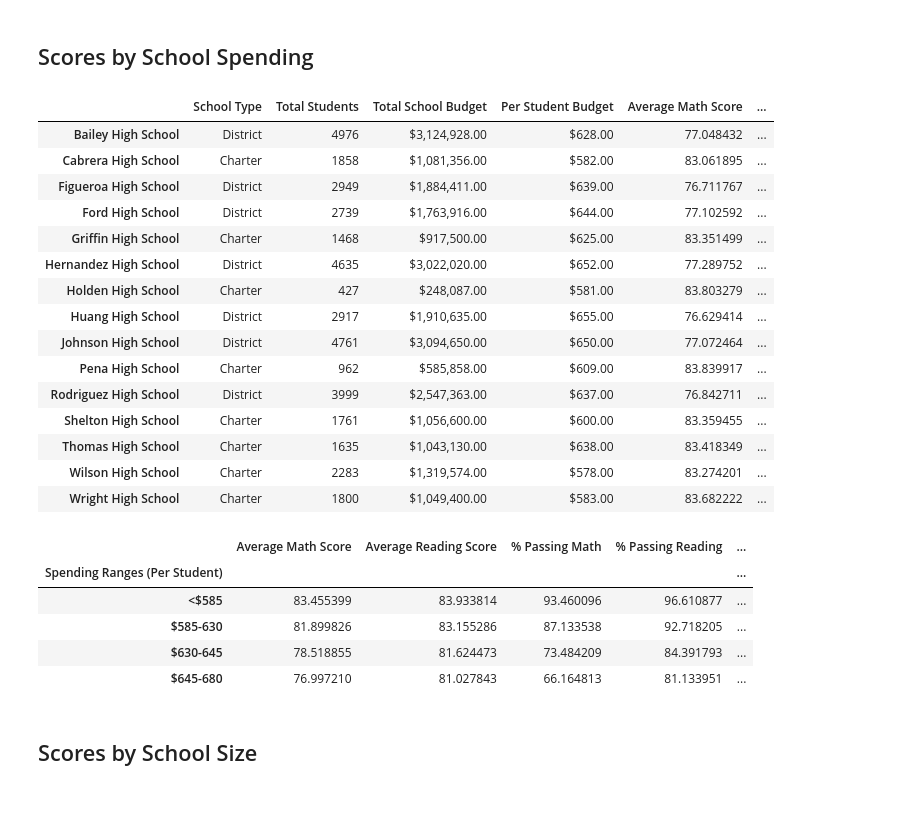
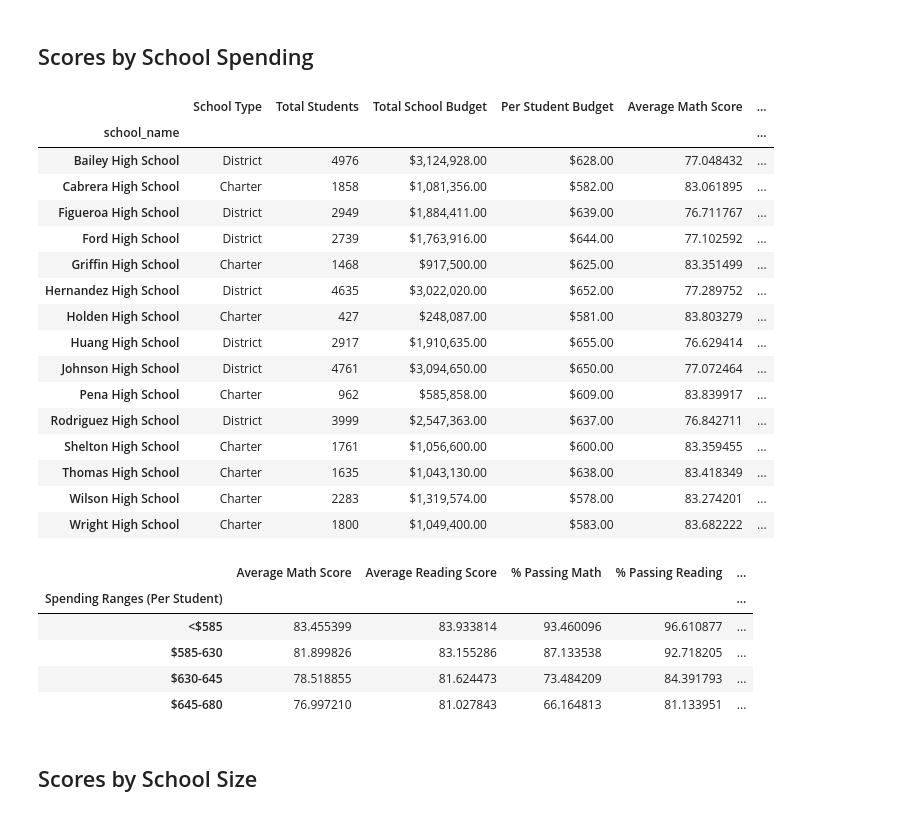
Before and after one commit to petrick312/pandas-challenge, a Jupyter notebook: PyCitySchools/PyCitySchools.ipynb, the cells around one changed output. Saved outputs shown, nothing was run; the diff lists cells and outputs as text; code cells hidden in the pictures.

```diff
--- a/PyCitySchools/PyCitySchools.ipynb
+++ b/PyCitySchools/PyCitySchools.ipynb
@@ -241,4 +322,5 @@ school_students_passing_math =
 # %%
 # Calculate the number of students per school with reading scores of 70 or higher
-students_passing_reading =
-school_students_passing_reading =
+students_passing_reading = school_data_complete[school_data_complete["reading_score"] >= 70]
+school_students_passing_reading = students_passing_reading.groupby(["school_name"])["Student ID"].count()/per_school_counts*100
+school_students_passing_reading
@@ -245,6 +345,6 @@ school_students_passing_reading =
 # %%
 # Use the provided code to calculate the number of students per school that passed both math and reading with scores of 70 or higher
 students_passing_math_and_reading = school_data_complete[
-    (school_data_complete["reading_score"] >= 70) & (school_data_complete["math_score"] >= 70)
-]
+    (school_data_complete["reading_score"] >= 70) & (school_data_complete["math_score"] >= 70)]
 school_students_passing_math_and_reading = students_passing_math_and_reading.groupby(["school_name"]).size()
+school_students_passing_math_and_reading
@@ -256,6 +393,14 @@ overall_passing_rate = school_students_passing_math_and_reading / per_school_cou
 # %%
 # Create a DataFrame called `per_school_summary` with columns for the calculations above.
-per_school_summary =
+per_school_summary = pd.DataFrame({"School Type": school_types,
+                                  "Total Students": per_school_counts,
+                                  "Total School Budget": per_school_budget,
+                                  "Per Student Budget": per_school_capita,
+                                  "Average Math Score": per_school_math,
+                                  "Average Reading Score": per_school_reading,
+                                  "% Passing Math": school_students_passing_math,
+                                  "% Passing Reading": school_students_passing_reading,
+                                  "% Overall Passing": overall_passing_rate})
 
 # Formatting
 per_school_summary["Total School Budget"] = per_school_summary["Total School Budget"].map("${:,.2f}".format)
@@ -396,12 +550,22 @@ labels = ["<$585", "$585-630", "$630-645", "$645-680"]
 # %%
 # Create a copy of the school summary since it has the "Per Student Budget"
 school_spending_df = per_school_summary.copy()
+
+# Need to convert Per Student Budget column back to float from string to place in bins
+school_spending_df["Per Student Budget"] = school_spending_df["Per Student Budget"].apply(lambda x:x.replace(
+    "$", "").replace(",", "")).astype(float)
 # %%
 # Use `pd.cut` to categorize spending based on the bins.
-school_spending_df["Spending Ranges (Per Student)"] =
+school_spending_df["Spending Ranges (Per Student)"] = pd.cut(school_spending_df["Per Student Budget"],
+                                                             spending_bins, labels=labels)
+
+# Convert formatting of Per Student Budget back
+school_spending_df["Per Student Budget"] = school_spending_df["Per Student Budget"].map("${:,.2f}".format)
+
 school_spending_df
 # %% [output]
 |  | School Type | Total Students | Total School Budget | Per Student Budget | Average Math Score | ... |
+| school_name |  |  |  |  |  | ... |
 | Bailey High School | District | 4976 | $3,124,928.00 | $628.00 | 77.048432 | ... |
 | Cabrera High School | Charter | 1858 | $1,081,356.00 | $582.00 | 83.061895 | ... |
 | Figueroa High School | District | 2949 | $1,884,411.00 | $639.00 | 76.711767 | ... |
@@ -424,19 +588,23 @@ spending_reading_scores = school_spending_df.groupby(["Spending Ranges (Per Stud
 spending_passing_math = school_spending_df.groupby(["Spending Ranges (Per Student)"])["% Passing Math"].mean()
 spending_passing_reading = school_spending_df.groupby(["Spending Ranges (Per Student)"])["% Passing Reading"].mean()
 overall_passing_spending = school_spending_df.groupby(["Spending Ranges (Per Student)"])["% Overall Passing"].mean()
-# %%
-# Assemble into DataFrame
-spending_summary =
-
-# Display results
-spending_summary
-# %% [output]
-|  | Average Math Score | Average Reading Score | % Passing Math | % Passing Reading | ... |
-| Spending Ranges (Per Student) |  |  |  |  | ... |
-| <$585 | 83.455399 | 83.933814 | 93.460096 | 96.610877 | ... |
-| $585-630 | 81.899826 | 83.155286 | 87.133538 | 92.718205 | ... |
-| $630-645 | 78.518855 | 81.624473 | 73.484209 | 84.391793 | ... |
-| $645-680 | 76.997210 | 81.027843 | 66.164813 | 81.133951 | ... |
+# %%
+# Assemble into DataFrame
+spending_summary = pd.DataFrame({"Average Math Score": spending_math_scores,
+                                 "Average Reading Score": spending_reading_scores,
+                                 "% Passing Math": spending_passing_math,
+                                 "% Passing Reading": spending_passing_reading,
+                                 "Overall Passing Rate": overall_passing_spending})
+
+# Display results
+spending_summary
+# %% [output]
+|  | Average Math Score | Average Reading Score | % Passing Math | % Passing Reading | ... |
+| Spending Ranges (Per Student) |  |  |  |  | ... |
+| <$585 | 83.455399 | 83.933814 | 93.460096 | 96.610877 | ... |
+| $585-630 | 81.899826 | 83.155286 | 87.133538 | 92.718205 | ... |
+| $630-645 | 78.518855 | 81.624473 | 73.484209 | 84.391793 | ... |
+| $645-680 | 76.997210 | 81.027843 | 66.164813 | 81.133951 | ... |
 # %% [markdown]
 ## Scores by School Size
 # %%
```
Also changed, not shown: parts of 15 cells of this notebook.
